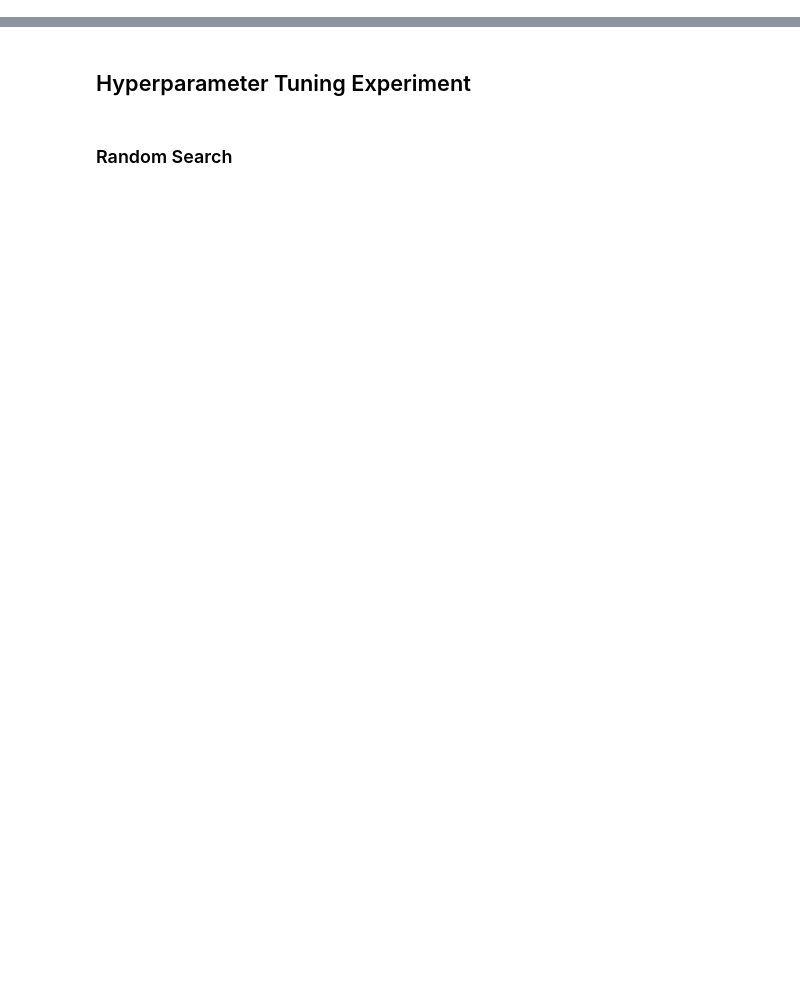
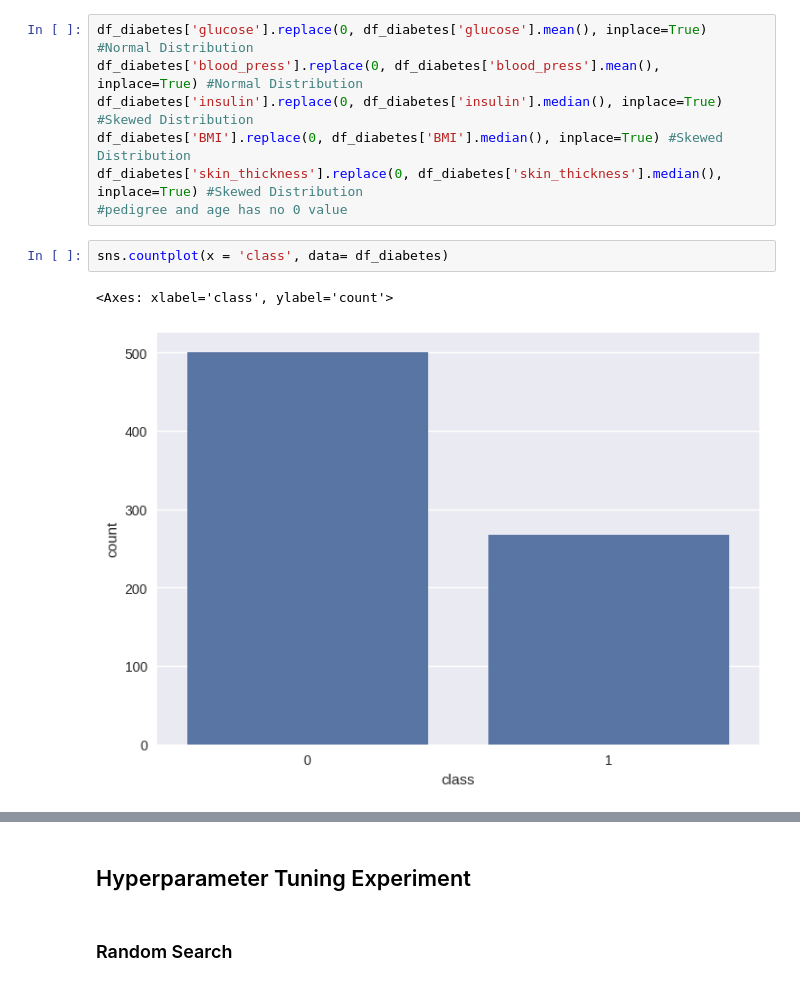
Before and after one commit to cyongkypranowo/DeepLearning-Diabetes-Disease-Prediction, a Jupyter notebook: DL_Diabetes_Disease_Prediction.ipynb, the cells around one changed output, grey strips where cells are left out. Cells and saved outputs as stored; diff of their text form; blank space fills up the shorter version.

```diff
--- a/DL_Diabetes_Disease_Prediction.ipynb
+++ b/DL_Diabetes_Disease_Prediction.ipynb
@@ -358,0 +146,12 @@ _________________________________________________________________
+# %%
+df_diabetes['glucose'].replace(0, df_diabetes['glucose'].mean(), inplace=True) #Normal Distribution
+df_diabetes['blood_press'].replace(0, df_diabetes['blood_press'].mean(), inplace=True) #Normal Distribution
+df_diabetes['insulin'].replace(0, df_diabetes['insulin'].median(), inplace=True) #Skewed Distribution
+df_diabetes['BMI'].replace(0, df_diabetes['BMI'].median(), inplace=True) #Skewed Distribution
+df_diabetes['skin_thickness'].replace(0, df_diabetes['skin_thickness'].median(), inplace=True) #Skewed Distribution
+#pedigree and age has no 0 value
+# %%
+sns.countplot(x = 'class', data= df_diabetes)
+# %% [output]
+<Axes: xlabel='class', ylabel='count'>
+[figure, added]
```
Also changed, not shown: parts of 96 cells of this notebook.
